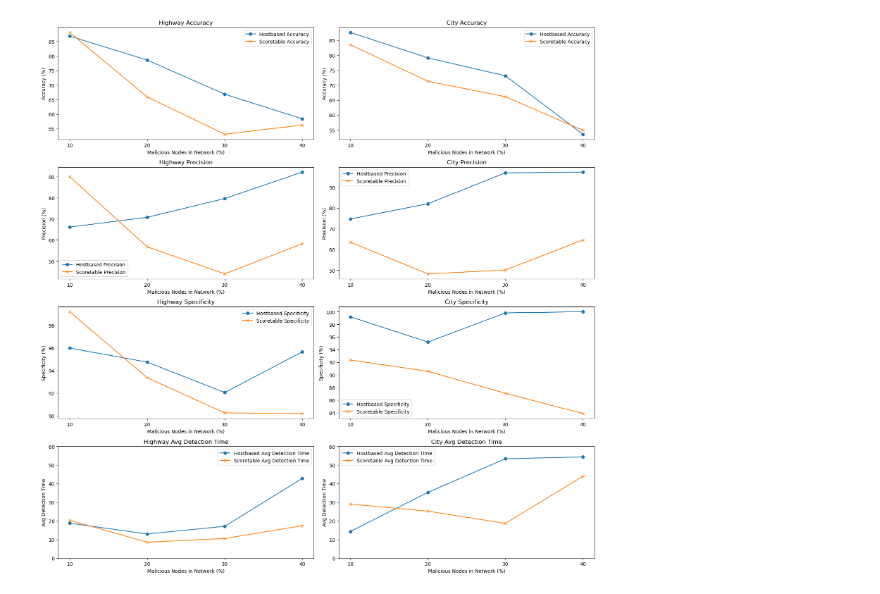
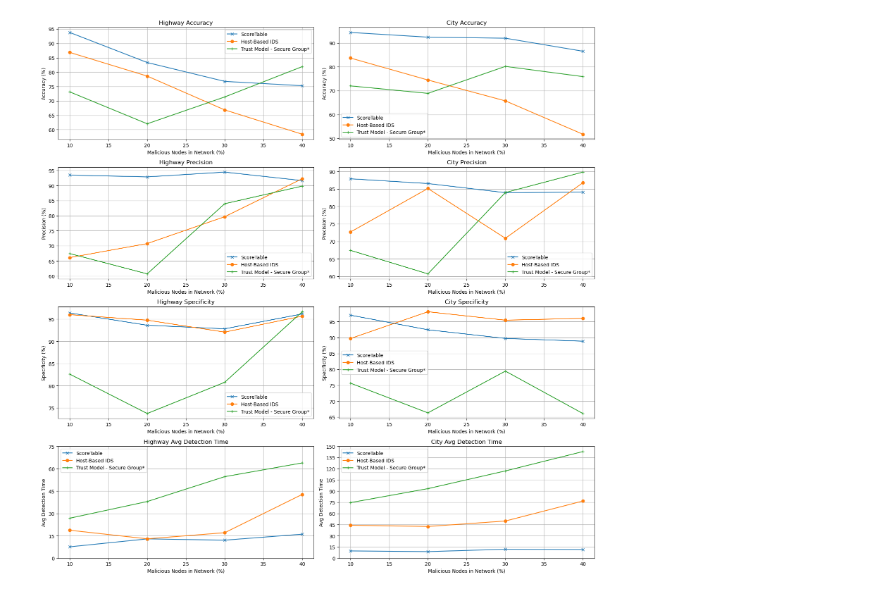
Before and after one commit to morton-t/VANET-Simulations, a Jupyter notebook: Core Files/Graphs of Metrics/Simulation Metrics VANETs.ipynb, the cells around one changed output. Saved outputs shown, nothing was run; the diff lists cells and outputs as text; code cells hidden in the pictures.

Commit message:
Recent simulation metrics with updated algorithm

```diff
--- a/Core Files/Graphs of Metrics/Simulation Metrics VANETs.ipynb
+++ b/Core Files/Graphs of Metrics/Simulation Metrics VANETs.ipynb
@@ -32,0 +183,17 @@ hostbased_avg_detection_time_city = np.array([14.3732, 35.3121, 53.3384, 54.2896
+# %%
+## Host-based new metrics
+"""
+hostbased_accuracy_city = np.array([0.76351, 0.725947, 0.649929, 0.567992]) * 100
+hostbased_precision_city = np.array([0.512885, 0.576088, 0.590826, 0.682546]) * 100
+hostbased_recall_city = np.array([0.772222, 0.761966, 0.651801, 0.485387]) * 100
+hostbased_specificity_city = np.array([0.732615, 0.706419, 0.648678, 0.69292]) * 100
+hostbased_f1_score_city = np.array([0.615476, 0.643686, 0.594972, 0.546809]) * 100
+hostbased_avg_detection_time_city = np.array([34.3412, 33.0664, 38.5891, 97.8973])
+
+hostbased_accuracy_highway = np.array([0.800774, 0.809279, 0.75582, 0.752798]) * 100
+hostbased_precision_highway = np.array([0.646636, 0.754489, 0.792482, 0.814874]) * 100
+hostbased_recall_highway = np.array([0.828968, 0.785468, 0.684857, 0.642711]) * 100
+hostbased_specificity_highway = np.array([0.750099, 0.770208, 0.754762, 0.823846]) * 100
+hostbased_f1_score_highway = np.array([0.729054, 0.759595, 0.712636, 0.694138]) * 100
+hostbased_avg_detection_time_highway = np.array([13.6735, 11.6732, 11.9589, 12.0304])
+"""
@@ -38,89 +207,109 @@ import matplotlib.pyplot as plt
 percentages = np.array([10, 20, 30, 40])
 
 # Define y-ticks arrays
-y_ticks_time = np.arange(0, max(max(hostbased_avg_detection_time_highway), max(scoretable_avg_detection_time_highway),
-                                 max(hostbased_avg_detection_time_city), max(scoretable_avg_detection_time_city)) + 10, 10)
+y_ticks_time_highway = np.arange(0, max(trustgroup_avg_detection_time_highway) + 20, 15)
+y_ticks_time_city = np.arange(0, max(trustgroup_avg_detection_time_city) + 20, 15)
 y_ticks_metrics = np.arange(0, 101, 10)
 
 # Create subplots for each set of data
 fig, ((ax1, ax2), (ax3, ax4), (ax5, ax6), (ax7, ax8)) = plt.subplots(4, 2, figsize=(16, 16))
 
 # Plot for Highway Accuracy
-ax1.plot(percentages, hostbased_accuracy_highway, label='Hostbased Accuracy', marker='o')
-ax1.plot(percentages, scoretable_accuracy_highway, label='Scoretable Accuracy', marker='x')
+ax1.plot(percentages, scoretable_accuracy_highway, label='ScoreTable', marker='x')
+ax1.plot(percentages, hostbased_accuracy_highway, label='Host-Based IDS', marker='o')
+ax1.plot(percentages, trustgroup_accuracy_highway, label='Trust Model - Secure Group*', marker='+')
+
 ax1.set_title('Highway Accuracy')
 ax1.set_ylabel('Accuracy (%)')
 ax1.set_xlabel('Malicious Nodes in Network (%)')
-ax1.set_xticks(percentages)
+ax1.set_xticks(np.arange(10, 41, 5))  # Adjust x ticks to start at 10 and intervals of 5
 ax1.legend()
 
 # Plot for City Accuracy
-ax2.plot(percentages, hostbased_accuracy_city, label='Hostbased Accuracy', marker='o')
-ax2.plot(percentages, scoretable_accuracy_city, label='Scoretable Accuracy', marker='x')
+ax2.plot(percentages, scoretable_accuracy_city, label='ScoreTable', marker='x')
+ax2.plot(percentages, hostbased_accuracy_city, label='Host-Based IDS', marker='o')
+ax2.plot(percentages, trustgroup_accuracy_city, label='Trust Model - Secure Group*', marker='+')
+
 ax2.set_title('City Accuracy')
 ax2.set_ylabel('Accuracy (%)')
 ax2.set_xlabel('Malicious Nodes in Network (%)')
-ax2.set_xticks(percentages)
+ax2.set_xticks(np.arange(10, 41, 5))  # Adjust x ticks to start at 10 and intervals of 5
 ax2.legend()
 
 # Plot for Highway Precision
-ax3.plot(percentages, hostbased_precision_highway, label='Hostbased Precision', marker='o')
-ax3.plot(percentages, scoretable_precision_highway, label='Scoretable Precision', marker='x')
+ax3.plot(percentages, scoretable_precision_highway, label='ScoreTable', marker='x')
+ax3.plot(percentages, hostbased_precision_highway, label='Host-Based IDS', marker='o')
+ax3.plot(percentages, trustgroup_precision_highway, label='Trust Model - Secure Group*', marker='+')
+
 ax3.set_title('Highway Precision')
 ax3.set_ylabel('Precision (%)')
 ax3.set_xlabel('Malicious Nodes in Network (%)')
-ax3.set_xticks(percentages)
+ax3.set_xticks(np.arange(10, 41, 5))  # Adjust x ticks to start at 10 and intervals of 5
 ax3.legend()
 
 # Plot for City Precision
-ax4.plot(percentages, hostbased_precision_city, label='Hostbased Precision', marker='o')
-ax4.plot(percentages, scoretable_precision_city, label='Scoretable Precision', marker='x')
+ax4.plot(percentages, scoretable_precision_city, label='ScoreTable', marker='x')
+ax4.plot(percentages, hostbased_precision_city, label='Host-Based IDS', marker='o')
+ax4.plot(percentages, trustgroup_precision_highway, label='Trust Model - Secure Group*', marker='+')
+
 ax4.set_title('City Precision')
 ax4.set_xlabel('Malicious Nodes in Network (%)')
 ax4.set_ylabel('Precision (%)')
-ax4.set_xticks(percentages)
+ax4.set_xticks(np.arange(10, 41, 5))  # Adjust x ticks to start at 10 and intervals of 5
 ax4.legend()
 
 # Plot for Highway Specificity
-ax5.plot(percentages, hostbased_specificity_highway, label='Hostbased Specificity', marker='o')
-ax5.plot(percentages, scoretable_specificity_highway, label='Scoretable Specificity', marker='x')
+ax5.plot(percentages, scoretable_specificity_highway, label='ScoreTable', marker='x')
+ax5.plot(percentages, hostbased_specificity_highway, label='Host-Based IDS', marker='o')
+ax5.plot(percentages, trustgroup_specificity_highway, label='Trust Model - Secure Group*', marker='+')
+
 ax5.set_title('Highway Specificity')
 ax5.set_xlabel('Malicious Nodes in Network (%)')
 ax5.set_ylabel('Specificity (%)')
-ax5.set_xticks(percentages)
+ax5.set_xticks(np.arange(10, 41, 5))  # Adjust x ticks to start at 10 and intervals of 5
 ax5.legend()
 
 # Plot for City Specificity
-ax6.plot(percentages, hostbased_specificity_city, label='Hostbased Specificity', marker='o')
-ax6.plot(percentages, scoretable_specificity_city, label='Scoretable Specificity', marker='x')
+ax6.plot(percentages, scoretable_specificity_city, label='ScoreTable', marker='x')
+ax6.plot(percentages, hostbased_specificity_city, label='Host-Based IDS', marker='o')
+ax6.plot(percentages, trustgroup_specificity_city, label='Trust Model - Secure Group*', marker='+')
+
 ax6.set_title('City Specificity')
 ax6.set_xlabel('Malicious Nodes in Network (%)')
 ax6.set_ylabel('Specificity (%)')
-ax6.set_xticks(percentages)
+ax6.set_xticks(np.arange(10, 41, 5))  # Adjust x ticks to start at 10 and intervals of 5
 ax6.legend()
 
 # Plot for Highway Average Detection Time
-ax7.plot(percentages, hostbased_avg_detection_time_highway, label='Hostbased Avg Detection Time', marker='o')
-ax7.plot(percentages, scoretable_avg_detection_time_highway, label='Scoretable Avg Detection Time', marker='x')
+ax7.plot(percentages, scoretable_avg_detection_time_highway, label='ScoreTable', marker='x')
+ax7.plot(percentages, hostbased_avg_detection_time_highway, label='Host-Based IDS', marker='o')
+ax7.plot(percentages, trustgroup_avg_detection_time_highway, label='Trust Model - Secure Group*', marker='+')
+
 ax7.set_title('Highway Avg Detection Time')
 ax7.set_xlabel('Malicious Nodes in Network (%)')
 ax7.set_ylabel('Avg Detection Time')
-ax7.set_xticks(percentages)
-ax7.set_yticks(y_ticks_time)
+ax7.set_xticks(np.arange(10, 41, 5))  # Adjust x ticks to start at 10 and intervals of 5
+ax7.set_yticks(y_ticks_time_highway)  # Adjust y ticks for highway
 ax7.legend()
 
 # Plot for City Average Detection Time
-ax8.plot(percentages, hostbased_avg_detection_time_city, label='Hostbased Avg Detection Time', marker='o')
-ax8.plot(percentages, scoretable_avg_detection_time_city, label='Scoretable Avg Detection Time', marker='x')
+ax8.plot(percentages, scoretable_avg_detection_time_city, label='ScoreTable', marker='x')
+ax8.plot(percentages, hostbased_avg_detection_time_city, label='Host-Based IDS', marker='o')
+ax8.plot(percentages, trustgroup_avg_detection_time_city, label='Trust Model - Secure Group*', marker='+')
+
 ax8.set_title('City Avg Detection Time')
 ax8.set_xlabel('Malicious Nodes in Network (%)')
 ax8.set_ylabel('Avg Detection Time')
-ax8.set_xticks(percentages)
-ax8.set_yticks(y_ticks_time)
+ax8.set_xticks(np.arange(10, 41, 5))  # Adjust x ticks to start at 10 and intervals of 5
+ax8.set_yticks(y_ticks_time_city)  # Adjust y ticks for city
 ax8.legend()
+
+# Grid for all subplots
+for ax in fig.get_axes():
+    ax.grid(True)
 
 # Adjust layout
 plt.tight_layout()
 plt.show()
 # %% [output]
-[figure, old version]
+[figure, new version]
```
Also changed, not shown: parts of 14 cells of this notebook.
